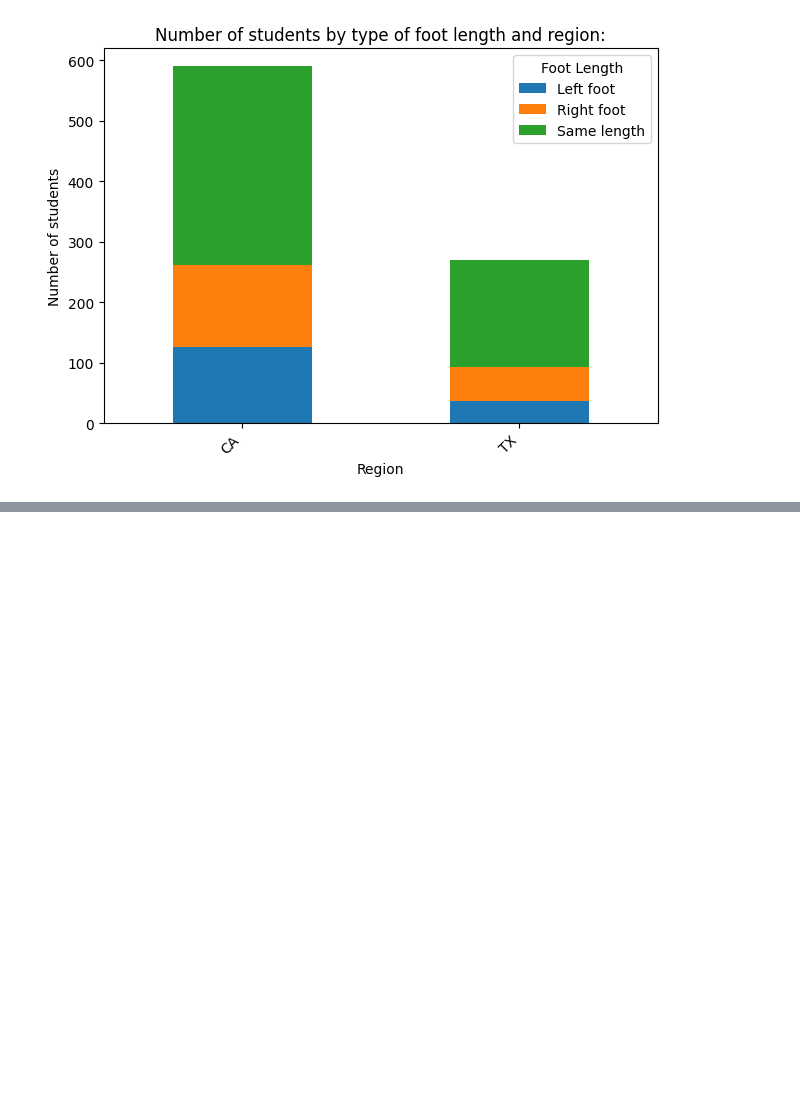
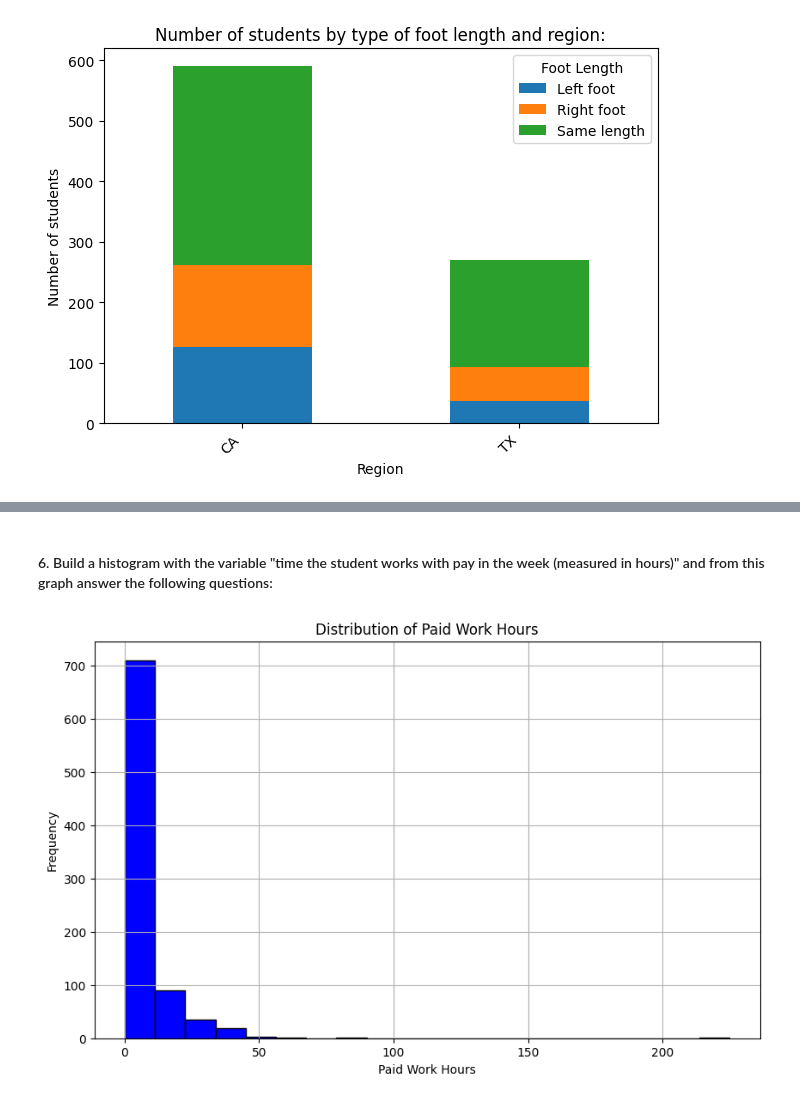
Before and after one commit to DCajiao/Statistical-analysis-project-, a Jupyter notebook: EDA.ipynb, the cells around one changed output, grey strips where cells are left out. Drawn from its saved outputs; the diff is of its cells as text; code cells hidden in the pictures; blank space fills up the shorter version.

Commit message:
Finished questions 1 to 6

```diff
--- a/EDA.ipynb
+++ b/EDA.ipynb
@@ -195,0 +258,13 @@ How many students have longer left foot, right foot or equal for each region?
+# %% [markdown]
+#### 6. Build a histogram with the variable "time the student works with pay in the week (measured in hours)" and from this graph answer the following questions:
+# %%
+# Build the histogram of Paid_Work_Hours
+plt.figure(figsize=(10, 6))
+plt.hist(df['Paid_Work_Hours'], bins=20, color='blue', edgecolor='black')
+plt.title('Distribution of Paid Work Hours')
+plt.xlabel('Paid Work Hours')
+plt.ylabel('Frequency')
+plt.grid(True)
+plt.show()
+# %% [output]
+[figure, added]
```
Also changed, not shown: parts of 8 cells of this notebook.
